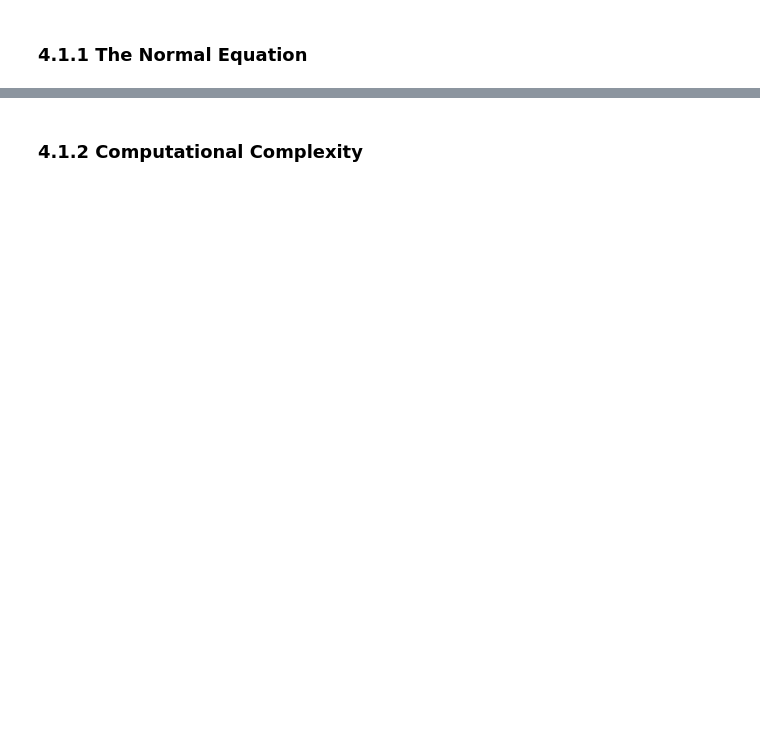
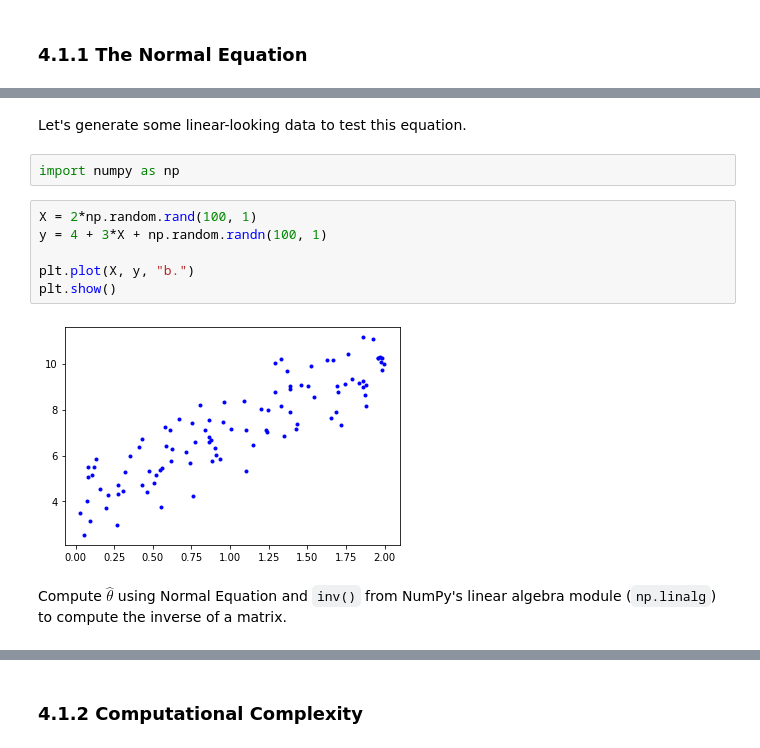
Before and after one commit to Brandon-Luong/Hands-On-Machine-Learning, a Jupyter notebook: 4-Training_Models.ipynb, the cells around one changed output, grey strips where cells are left out. Cells and saved outputs as stored; diff of their text form; blank space fills up the shorter version.

Commit message:
Finish 4.1 linear regression incl. normal equation

```diff
--- a/4-Training_Models.ipynb
+++ b/4-Training_Models.ipynb
@@ -6,0 +47,14 @@
+# %% [markdown]
+Let's generate some linear-looking data to test this equation.
+# %%
+import numpy as np
+# %%
+X = 2*np.random.rand(100, 1)
+y = 4 + 3*X + np.random.randn(100, 1)
+
+plt.plot(X, y, "b.")
+plt.show()
+# %% [output]
+[figure, added]
+# %% [markdown]
+Compute $\hat{\theta}$ using Normal Equation and `inv()` from NumPy's linear algebra module (`np.linalg`) to compute the inverse of a matrix.
```
Also changed, not shown: parts of 16 cells of this notebook.
